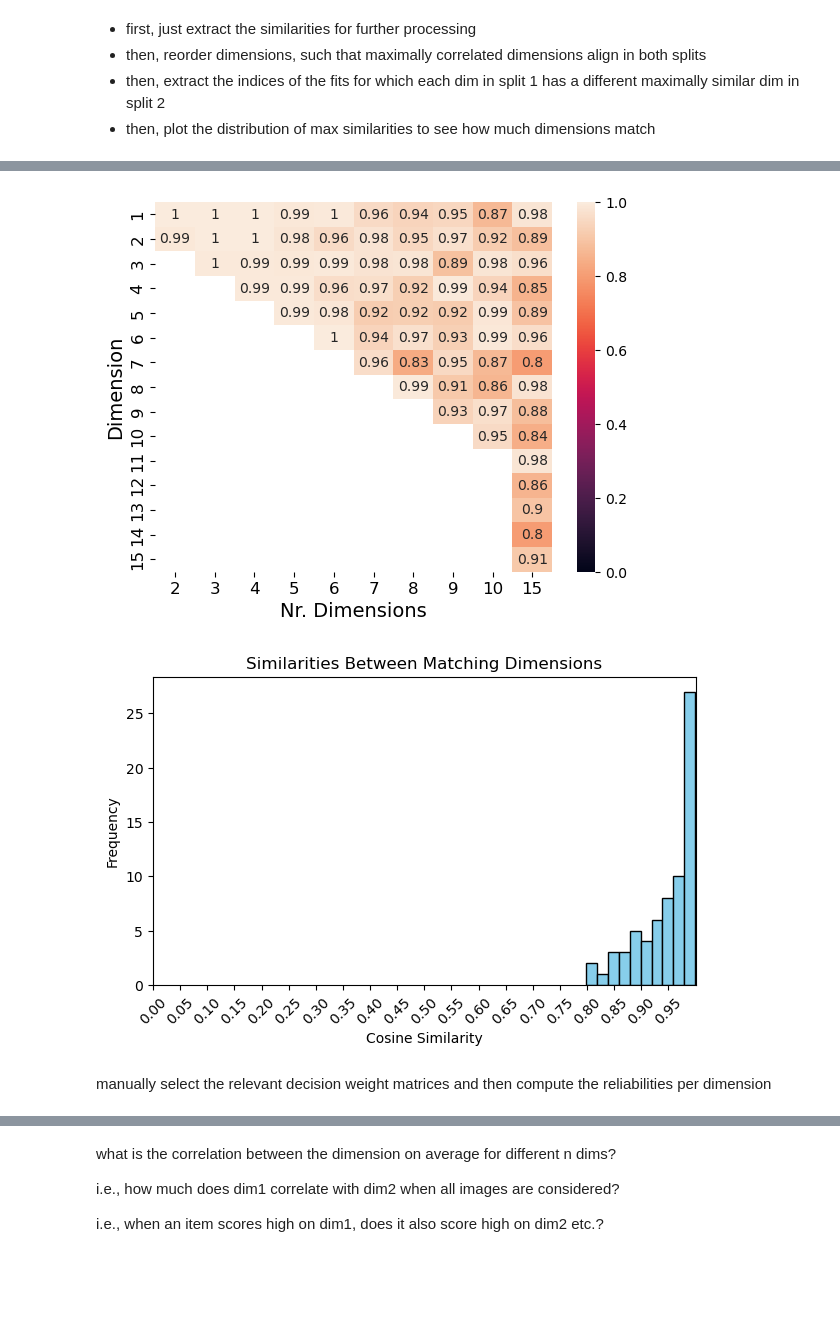
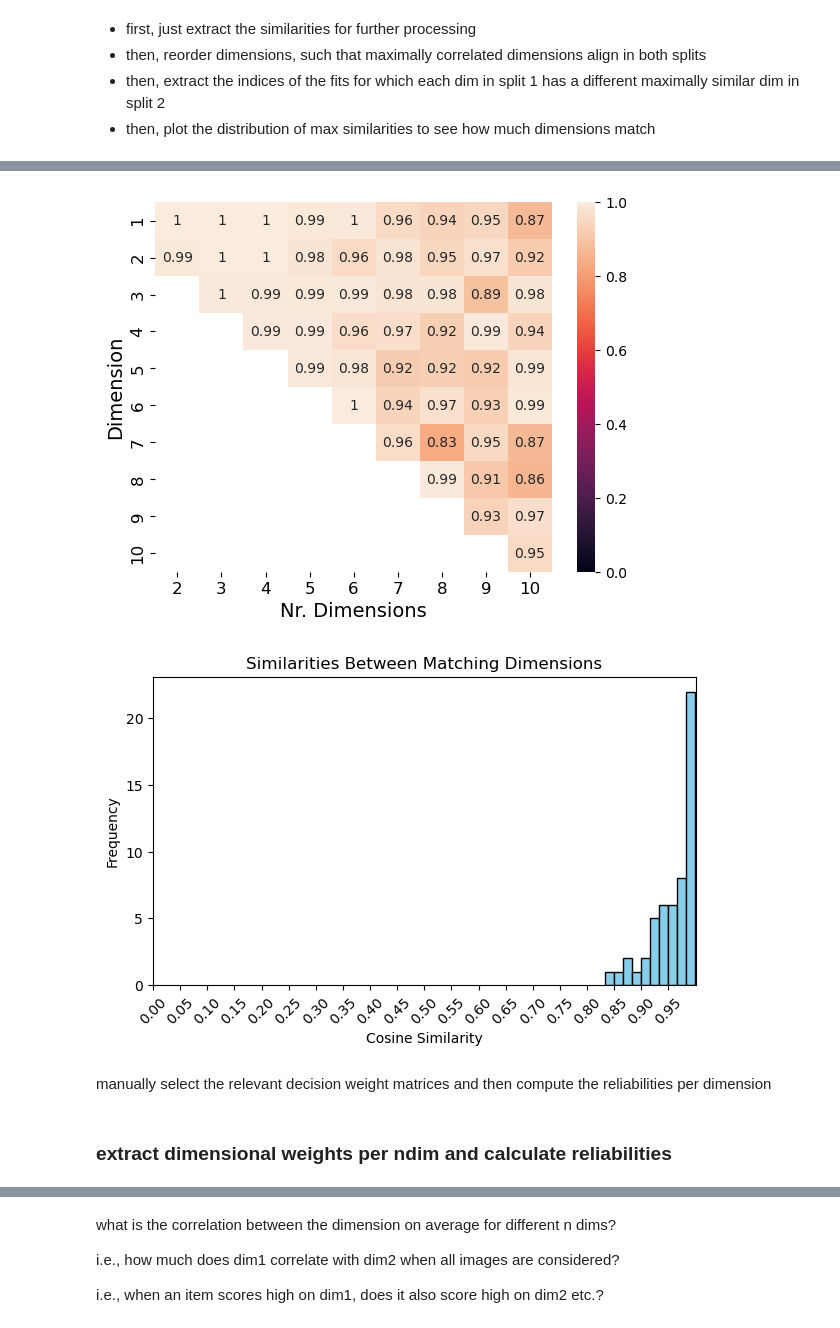
Before and after one commit to MirkoTh/semantic-representations-ID, a Jupyter notebook: split-half-reliability.ipynb, the cells around one changed output, grey strips where cells are left out. Drawn from its saved outputs; the diff is of its cells as text; code cells hidden in the pictures; blank space fills up the shorter version.

```diff
--- a/split-half-reliability.ipynb
+++ b/split-half-reliability.ipynb
@@ -30,8 +30,15 @@ l_load = ut.load_ID_lowdim_id_weights(
     l_data_subset=l_data_subset, l_rnd_seed=l_rnd_seed, l_embed_dim=l_embed_dim,
     modelversion=modelversion, l_lmbda=l_lmbda, modeltype=modeltype, l_id_weights_type=l_id_weights
 )
-l_full = l_load[0]
 
+l_rnd_seed = [1]
+l_embed_dim = [25, 35]
+l_load2 = ut.load_ID_lowdim_id_weights(
+    l_data_subset=l_data_subset, l_rnd_seed=l_rnd_seed, l_embed_dim=l_embed_dim,
+    modelversion=modelversion, l_lmbda=l_lmbda, modeltype=modeltype, l_id_weights_type=l_id_weights
+)
+
+l_full = l_load[0] + l_load2[0]
 
 # models on datasets split into halves: used for calculating the split-half reliability for the same dimension between halves
 l_rnd_seed = [1, 2, 3]
@@ -59,4 +66,11 @@ l_splithalf_hidim = ut.load_ID_lowdim_id_weights(
     l_data_subset=l_data_subset, l_rnd_seed=l_rnd_seed, l_embed_dim=l_embed_dim,
     modelversion=modelversion, l_lmbda=l_lmbda,  modeltype=modeltype, l_id_weights_type=l_id_weights
 )[0]
+
+l_rnd_seed = [1]
+l_embed_dim = [25, 35]
+l_splithalf_veryhidim = ut.load_ID_lowdim_id_weights(
+    l_data_subset=l_data_subset, l_rnd_seed=l_rnd_seed, l_embed_dim=l_embed_dim,
+    modelversion=modelversion, l_lmbda=l_lmbda,  modeltype=modeltype, l_id_weights_type=l_id_weights
+)[0]
 # %% [output]
@@ -67,6 +116,7 @@ no results found in ./results\embeddings-decision-combined-data\modeltype_free_w
 # %%
 # add all separately loaded results here when available
-l_splithalf = l_splithalf_lodim + l_splithalf_meddim + l_splithalf_hidim
+l_splithalf = l_splithalf_lodim + l_splithalf_meddim + l_splithalf_hidim + l_splithalf_veryhidim
+l_splithalf_v2 = l_splithalf_lodim_v2 + l_splithalf_meddim_v2 + l_splithalf_hidim_v2 + l_splithalf_veryhidim_v2
 # %% [markdown]
 - first, just extract the similarities for further processing
 - then, reorder dimensions, such that maximally correlated dimensions align in both splits
@@ -75,5 +127,5 @@ l_splithalf = l_splithalf_lodim + l_splithalf_meddim + l_splithalf_hidim
 # %%
-range_dims = [i for i in range(2, 11)] + [15] # currently from 2 to 10[5, 10]
+range_dims = [i for i in range(2, 11)] + [15, 25, 35] # currently from 2 to 10[5, 10]
 # %%
 range_dims
 # %% [output]
@@ -107,7 +176,11 @@ l_keys
 # %%
 # no unique mapping for 15 dims, just use the first for visualizing
 dict_idxs_use[15] = 0
-dict_idxs_list_use[15] = [l_cors[len(l_keys) - 1][1][0], l_cors[len(l_keys) - 1][2][0]]
+dict_idxs_list_use[15] = [l_cors[len(l_keys) - 3][1][0], l_cors[len(l_keys) - 3][2][0]]
+dict_idxs_use[25] = 0
+dict_idxs_list_use[25] = [l_cors[len(l_keys) - 2][1][0], l_cors[len(l_keys) - 2][2][0]]
+dict_idxs_use[35] = 0
+dict_idxs_list_use[35] = [l_cors[len(l_keys) - 1][1][0], l_cors[len(l_keys) - 1][2][0]]
 # %%
 dict_idxs_list_use
 # %% [output]
@@ -132,17 +209,18 @@ df_cors = df_cors[np.sort(df_cors.columns)]
 # %%
 f, ax = plt.subplots(1)
 
-sns.heatmap(df_cors, annot=True, mask=df_cors.isna(), vmin=0, vmax=1, ax=ax)
+df_cors_mappable = df_cors[[d for d in range_dims if d < 15]].loc[1:10,:]
+sns.heatmap(df_cors_mappable, annot=True, mask=df_cors_mappable.isna(), vmin=0, vmax=1, ax=ax)
 ax.set_title(ax.get_title(), fontsize=16)
 ax.set_xlabel(ax.get_xlabel(), fontsize=14)
 ax.set_ylabel(ax.get_ylabel(), fontsize=14)
 ax.tick_params(axis='both', labelsize=12)
 ax.set_ylabel("Dimension")
 _ = ax.set_xlabel("Nr. Dimensions")
 # %% [output]
-[figure, old version]
+[figure, new version]
 # %%
-df_cors_long = df_cors.melt(value_name="r", var_name="ndim")
+df_cors_long = df_cors_mappable.melt(value_name="r", var_name="ndim")
 df_cors_long_plt = df_cors_long.query("not r.isna()")
 # Create histogram
 plt.figure(figsize=(7, 4))
@@ -153,9 +231,11 @@ plt.title("Similarities Between Matching Dimensions")
 plt.xlabel("Cosine Similarity")
 _ = plt.ylabel("Frequency")
 # %% [output]
-[figure, old version]
+[figure, new version]
 # %% [markdown]
 manually select the relevant decision weight matrices and then compute the reliabilities per dimension
+# %% [markdown]
+### extract dimensional weights per ndim and calculate reliabilities
 # %%
 df_sh_2, df_corr_2, g_2 = ut.split_half_reliabilities(l_splithalf, dict_idxs_list_use[2], 2)
 df_sh_3, df_corr_3, g_3 = ut.split_half_reliabilities(l_splithalf, dict_idxs_list_use[3], 3)
```
Also changed, not shown: parts of 46 cells of this notebook, 3 other files.
